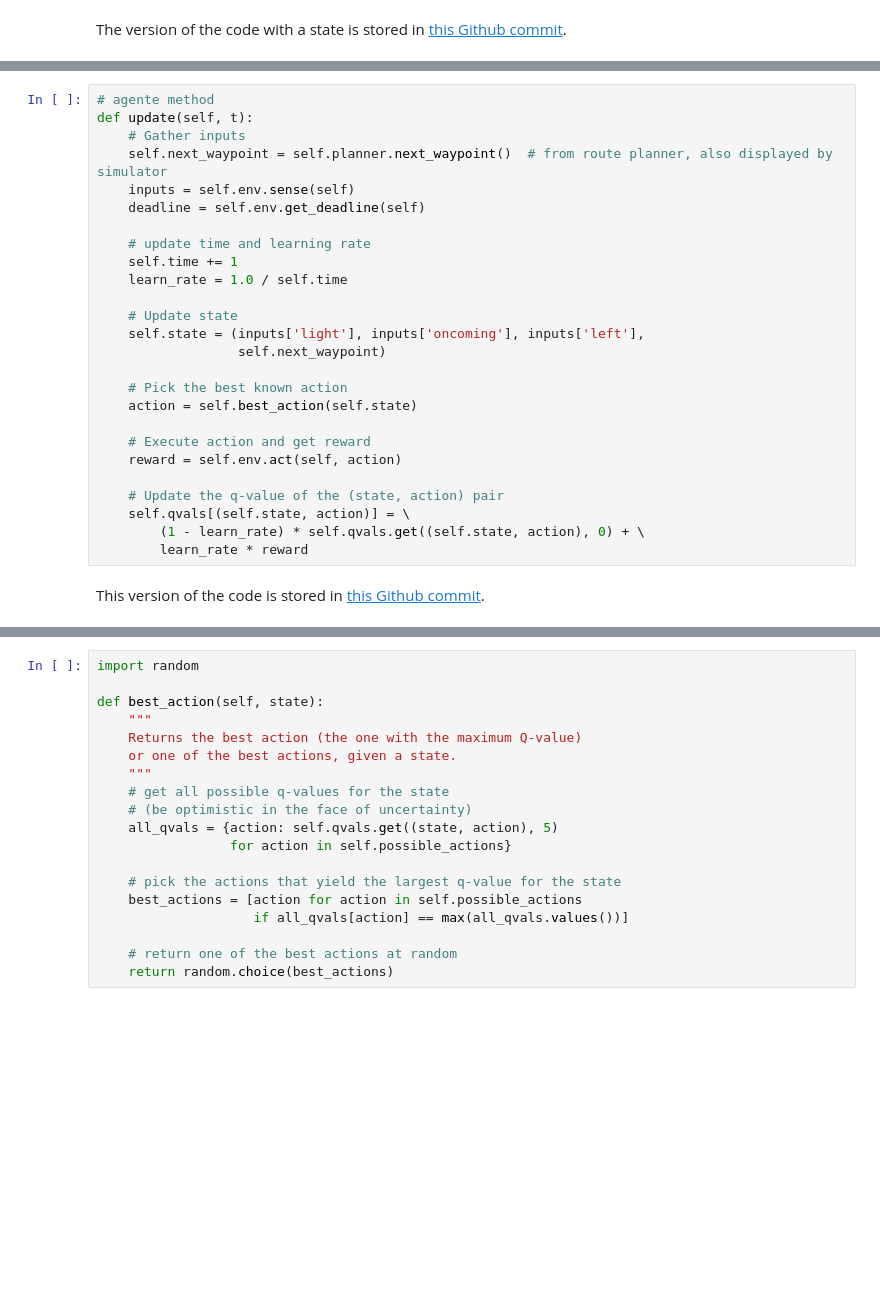
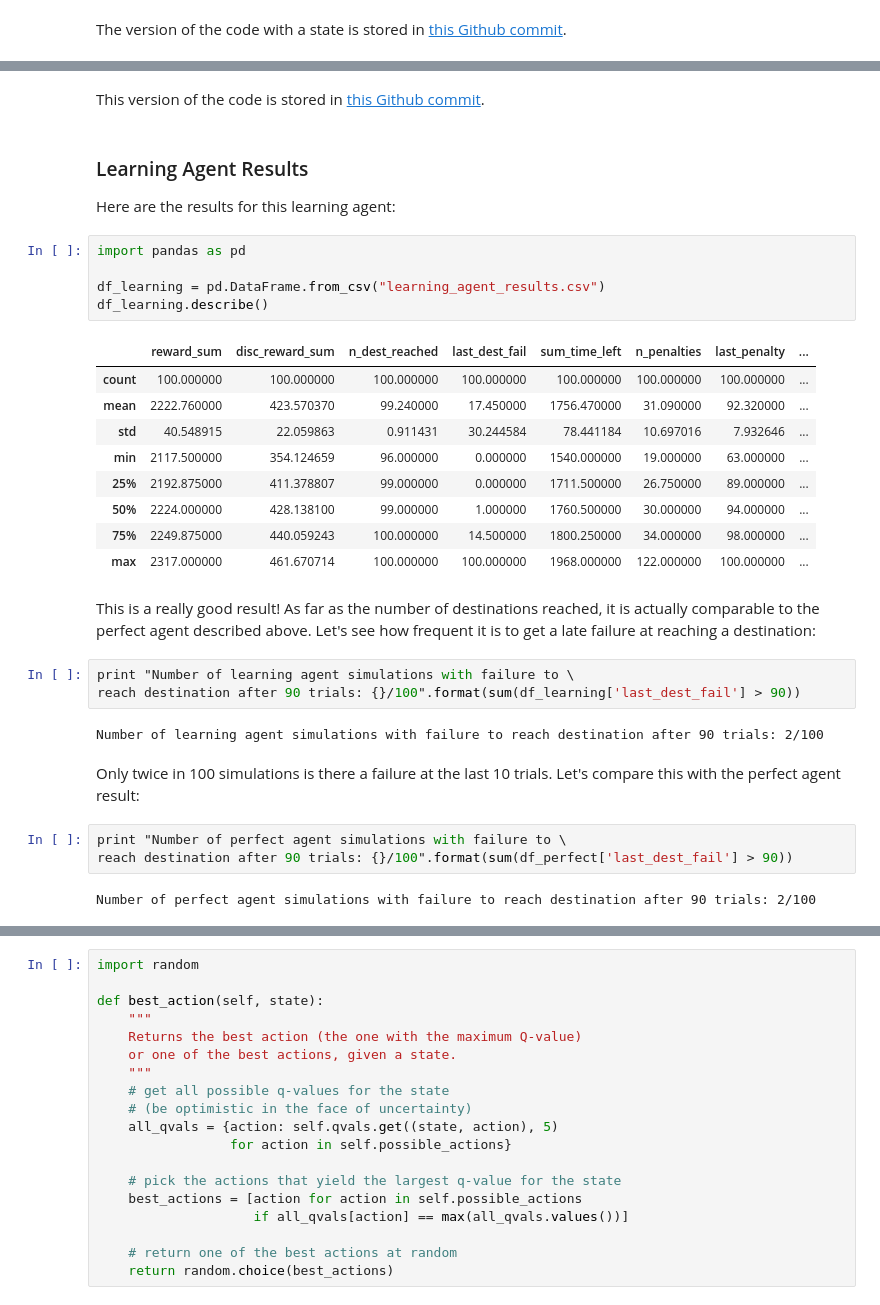
Before and after one commit to lmurtinho/mlend_ps4_smartcab, a Jupyter notebook: project_report.ipynb, the cells around one changed output, grey strips where cells are left out. Cells and saved outputs as stored; diff of their text form; blank space fills up the shorter version.

```diff
--- a/project_report.ipynb
+++ b/project_report.ipynb
@@ -166,28 +321,35 @@ def best_action(self, state):
-# %%
-# agente method
-def update(self, t):
-    # Gather inputs
-    self.next_waypoint = self.planner.next_waypoint()  # from route planner, also displayed by simulator
-    inputs = self.env.sense(self)
-    deadline = self.env.get_deadline(self)
-
-    # update time and learning rate
-    self.time += 1
-    learn_rate = 1.0 / self.time
-
-    # Update state
-    self.state = (inputs['light'], inputs['oncoming'], inputs['left'],
-                  self.next_waypoint)
-
-    # Pick the best known action
-    action = self.best_action(self.state)
-
-    # Execute action and get reward
-    reward = self.env.act(self, action)
-
-    # Update the q-value of the (state, action) pair
-    self.qvals[(self.state, action)] = \
-        (1 - learn_rate) * self.qvals.get((self.state, action), 0) + \
-        learn_rate * reward
 # %% [markdown]
 This version of the code is stored in [this Github commit](https://github.com/lmurtinho/machine-learning/tree/0a81431628b75a021c2698c2f2897c0032d39db7).
+# %% [markdown]
+### Learning Agent Results
+
+Here are the results for this learning agent:
+# %%
+import pandas as pd
+
+df_learning = pd.DataFrame.from_csv("learning_agent_results.csv")
+df_learning.describe()
+# %% [output]
+|  | reward_sum | disc_reward_sum | n_dest_reached | last_dest_fail | sum_time_left | n_penalties | last_penalty | ... |
+| count | 100.000000 | 100.000000 | 100.000000 | 100.000000 | 100.000000 | 100.000000 | 100.000000 | ... |
+| mean | 2222.760000 | 423.570370 | 99.240000 | 17.450000 | 1756.470000 | 31.090000 | 92.320000 | ... |
+| std | 40.548915 | 22.059863 | 0.911431 | 30.244584 | 78.441184 | 10.697016 | 7.932646 | ... |
+| min | 2117.500000 | 354.124659 | 96.000000 | 0.000000 | 1540.000000 | 19.000000 | 63.000000 | ... |
+| 25% | 2192.875000 | 411.378807 | 99.000000 | 0.000000 | 1711.500000 | 26.750000 | 89.000000 | ... |
+| 50% | 2224.000000 | 428.138100 | 99.000000 | 1.000000 | 1760.500000 | 30.000000 | 94.000000 | ... |
+| 75% | 2249.875000 | 440.059243 | 100.000000 | 14.500000 | 1800.250000 | 34.000000 | 98.000000 | ... |
+| max | 2317.000000 | 461.670714 | 100.000000 | 100.000000 | 1968.000000 | 122.000000 | 100.000000 | ... |
+# %% [markdown]
+This is a really good result! As far as the number of destinations reached, it is actually comparable to the perfect agent described above. Let's see how frequent it is to get a late failure at reaching a destination:
+# %%
+print "Number of learning agent simulations with failure to \
+reach destination after 90 trials: {}/100".format(sum(df_learning['last_dest_fail'] > 90))
+# %% [output]
+Number of learning agent simulations with failure to reach destination after 90 trials: 2/100
+# %% [markdown]
+Only twice in 100 simulations is there a failure at the last 10 trials. Let's compare this with the perfect agent result:
+# %%
+print "Number of perfect agent simulations with failure to \
+reach destination after 90 trials: {}/100".format(sum(df_perfect['last_dest_fail'] > 90))
+# %% [output]
+Number of perfect agent simulations with failure to reach destination after 90 trials: 2/100
```
Also changed, not shown: parts of 35 cells of this notebook, 11 other files.
